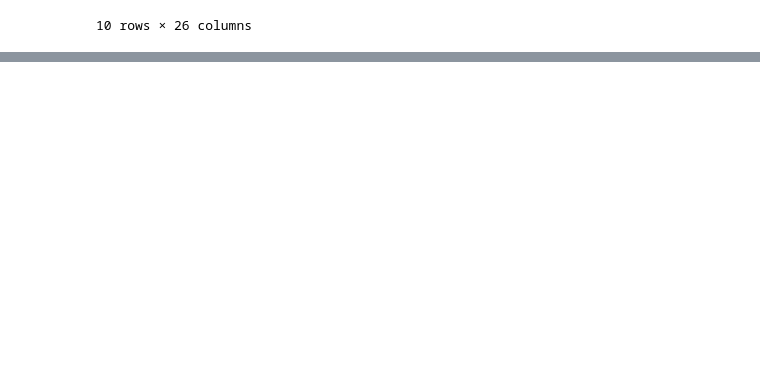
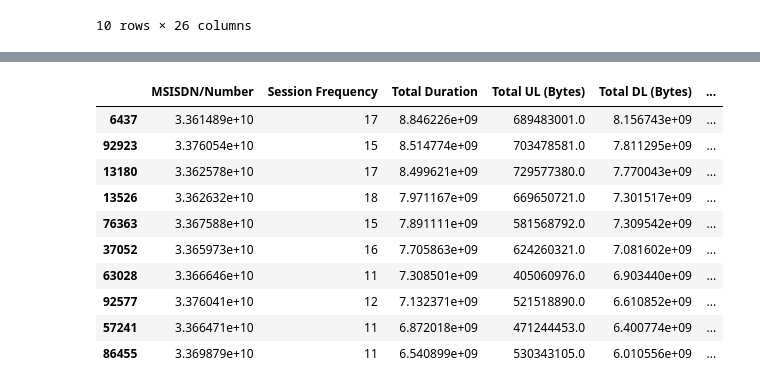
Before and after one commit to GetieBalew24/TellCo_Telecom_Analysis, a Jupyter notebook: notebooks/user_engagement_analysis.ipynb, the cells around one changed output, grey strips where cells are left out. Cells and saved outputs as stored; diff of their text form; code cells hidden in the pictures; blank space fills up the shorter version.

```diff
--- a/notebooks/user_engagement_analysis.ipynb
+++ b/notebooks/user_engagement_analysis.ipynb
@@ -152,0 +179,14 @@ top10_social_media_users
+# %%
+top10_duration
+# %% [output]
+|  | MSISDN/Number | Session Frequency | Total Duration | Total UL (Bytes) | Total DL (Bytes) | ... |
+| 6437 | 3.361489e+10 | 17 | 8.846226e+09 | 689483001.0 | 8.156743e+09 | ... |
+| 92923 | 3.376054e+10 | 15 | 8.514774e+09 | 703478581.0 | 7.811295e+09 | ... |
+| 13180 | 3.362578e+10 | 17 | 8.499621e+09 | 729577380.0 | 7.770043e+09 | ... |
+| 13526 | 3.362632e+10 | 18 | 7.971167e+09 | 669650721.0 | 7.301517e+09 | ... |
+| 76363 | 3.367588e+10 | 15 | 7.891111e+09 | 581568792.0 | 7.309542e+09 | ... |
+| 37052 | 3.365973e+10 | 16 | 7.705863e+09 | 624260321.0 | 7.081602e+09 | ... |
+| 63028 | 3.366646e+10 | 11 | 7.308501e+09 | 405060976.0 | 6.903440e+09 | ... |
+| 92577 | 3.376041e+10 | 12 | 7.132371e+09 | 521518890.0 | 6.610852e+09 | ... |
+| 57241 | 3.366471e+10 | 11 | 6.872018e+09 | 471244453.0 | 6.400774e+09 | ... |
+| 86455 | 3.369879e+10 | 11 | 6.540899e+09 | 530343105.0 | 6.010556e+09 | ... |
```
Also changed, not shown: parts of 10 cells of this notebook, 1 other file.
